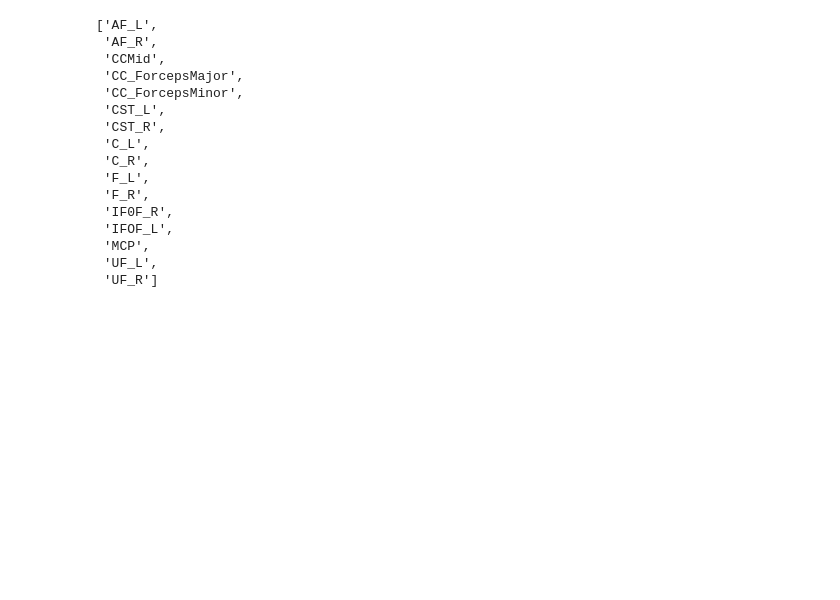
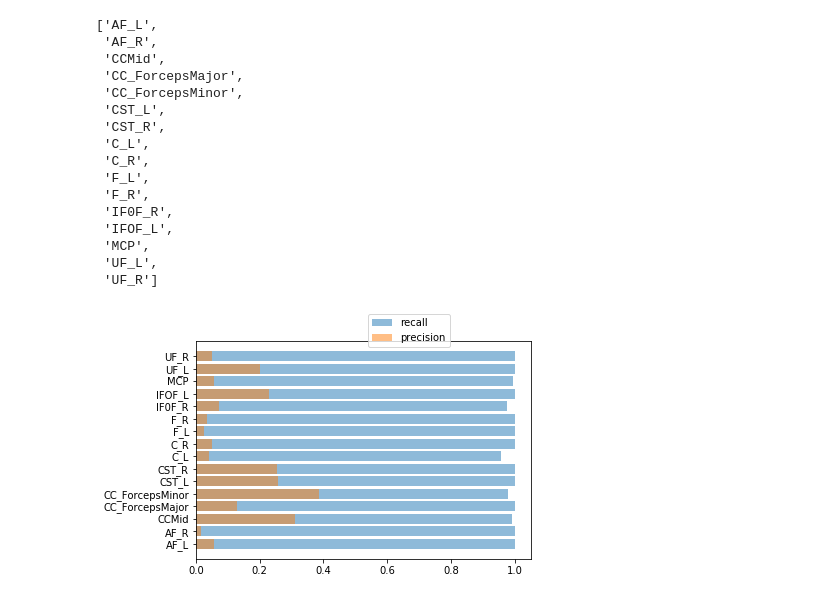
Before and after one commit to uw-biomedical-ml/bundlenet, a Jupyter notebook: Bundlenet_AnalyzeResults.ipynb, the cells around one changed output. Saved outputs shown, nothing was run; the diff lists cells and outputs as text; code cells hidden in the pictures; blank space fills up the shorter version.

```diff
--- a/Bundlenet_AnalyzeResults.ipynb
+++ b/Bundlenet_AnalyzeResults.ipynb
@@ -85,3 +86,17 @@ bundle_names
  'MCP',
  'UF_L',
  'UF_R']
+# %%
+precision, recall, fscore, support = score(labels_test,p_idx)
+precision = precision[0:16]
+recall = recall[0:16]
+# %%
+plt.rc('xtick', labelsize=10)
+plt.rc('ytick', labelsize=10)
+plt.barh(np.arange(len(recall)), recall, align='center', alpha=0.5,label='recall')
+plt.barh(np.arange(len(precision)), precision, align='center', alpha=0.5,label='precision')
+plt.yticks(np.arange(len(precision)), bundle_names)
+plt.legend(loc='center left', bbox_to_anchor=(0.5, 1.05))
+plt.savefig('precisionrecallbar_noxgboost.pdf')
+# %% [output]
+[figure, added]
```
Also changed, not shown: parts of 39 cells of this notebook, 2 other files.
